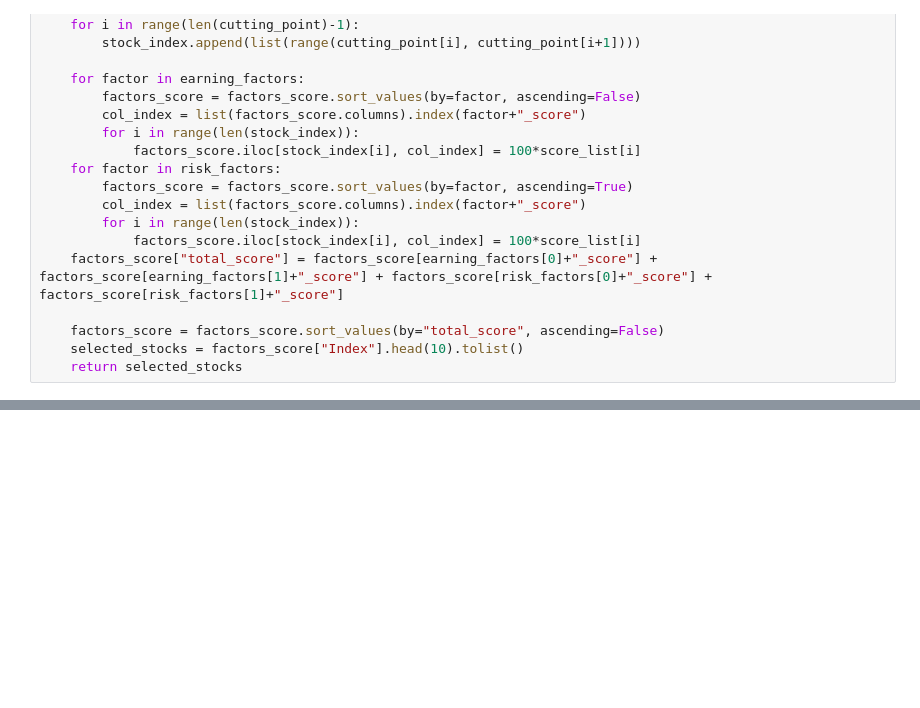
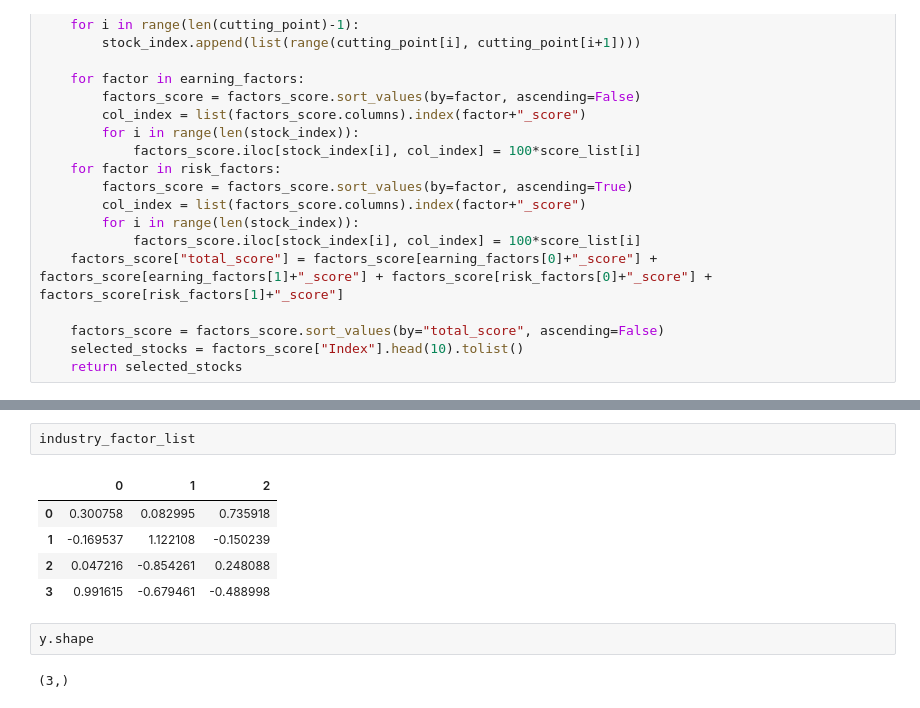
Before and after one commit to cathyw-3/DSA5205, a Jupyter notebook: Strategy/strategy1.ipynb, the cells around one changed output, grey strips where cells are left out. Drawn from its saved outputs; the diff is of its cells as text; blank space fills up the shorter version.

```diff
--- a/Strategy/strategy1.ipynb
+++ b/Strategy/strategy1.ipynb
@@ -74,0 +191,12 @@ def strategy2(date):
+# %%
+industry_factor_list
+# %% [output]
+|  | 0 | 1 | 2 |
+| 0 | 0.300758 | 0.082995 | 0.735918 |
+| 1 | -0.169537 | 1.122108 | -0.150239 |
+| 2 | 0.047216 | -0.854261 | 0.248088 |
+| 3 | 0.991615 | -0.679461 | -0.488998 |
+# %%
+y.shape
+# %% [output]
+(3,)
```
Also changed, not shown: parts of 11 cells of this notebook, 3 other files.
